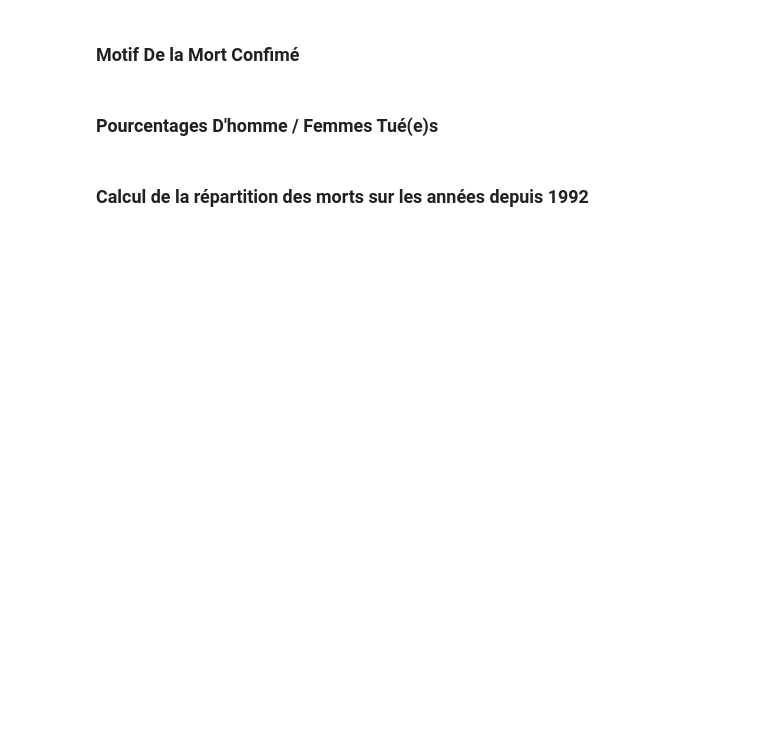
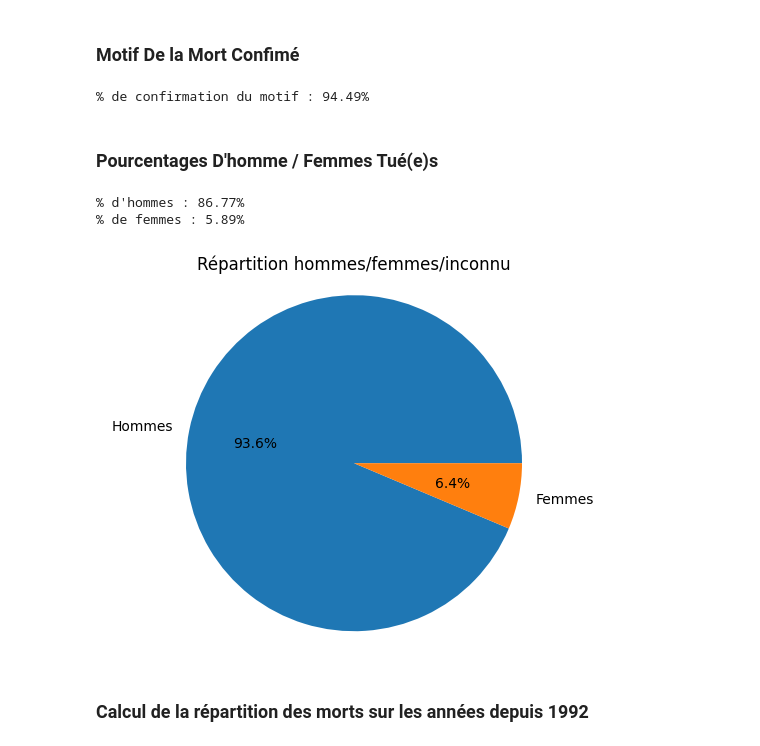
Before and after one commit to AlikakilA/Python_Manipulation_Data, a Jupyter notebook: rapport.ipynb, the cells around one changed output. Drawn from its saved outputs; the diff is of its cells as text; code cells hidden in the pictures; blank space fills up the shorter version.

```diff
--- a/rapport.ipynb
+++ b/rapport.ipynb
@@ -89,5 +89,5 @@ La fonction précédente indique que la dernière entrée dans le fichier date d
 # %% [markdown]
 ### Effectif de l'échantillon
 # %%
-effectif_echantillon = data.shape[0]
+effectif_echantillon = df.shape[0]
 print(f"Effectif de l'échantillon : {effectif_echantillon}")
@@ -112,22 +116,28 @@ plt.show()
 # %% [markdown]
 ### Motif De la Mort Confimé
 # %%
-motif_confirme = data['Motive'].notna().sum()
+motif_confirme = df['Motive'].notna().sum()
 pourcentage_confirmation_motif = (motif_confirme / effectif_echantillon) * 100
 print(f"% de confirmation du motif : {pourcentage_confirmation_motif:.2f}%")
+# %% [output]
+% de confirmation du motif : 94.49%
 # %% [markdown]
 ### Pourcentages D'homme / Femmes Tué(e)s
 # %%
-hommes = data['Sex'] == 'Male'
-femmes = data['Sex'] == 'Female'
+hommes = df['Sex'] == 'Male'
+femmes = df['Sex'] == 'Female'
 pourcentage_hommes = (hommes.sum() / effectif_echantillon) * 100
 pourcentage_femmes = (femmes.sum() / effectif_echantillon) * 100
 print(f"% d'hommes : {pourcentage_hommes:.2f}%")
 print(f"% de femmes : {pourcentage_femmes:.2f}%")
 plt.pie([pourcentage_hommes, pourcentage_femmes], labels=['Hommes', 'Femmes'], autopct='%1.1f%%')
 plt.title('Répartition hommes/femmes/inconnu')
 plt.axis('equal')
 plt.show()
+# %% [output]
+% d'hommes : 86.77%
+% de femmes : 5.89%
+[figure, added]
 # %% [markdown]
 ### Calcul de la répartition des morts sur les années depuis 1992
 # %%
```
Also changed, not shown: parts of 5 cells of this notebook.
